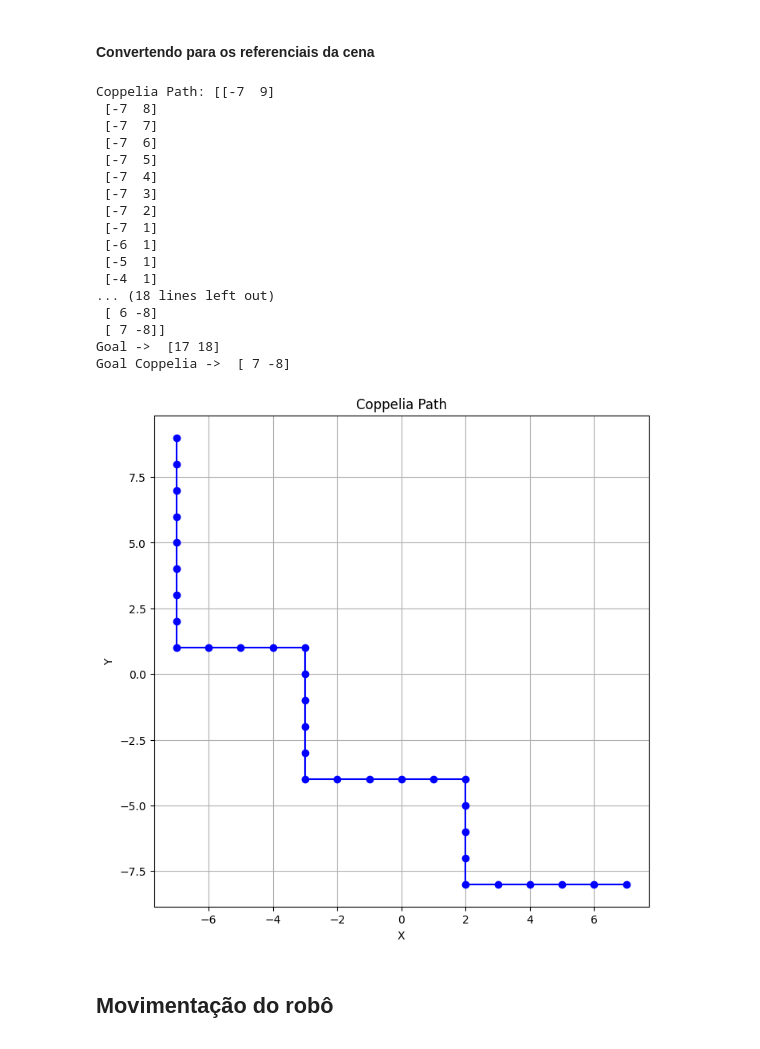
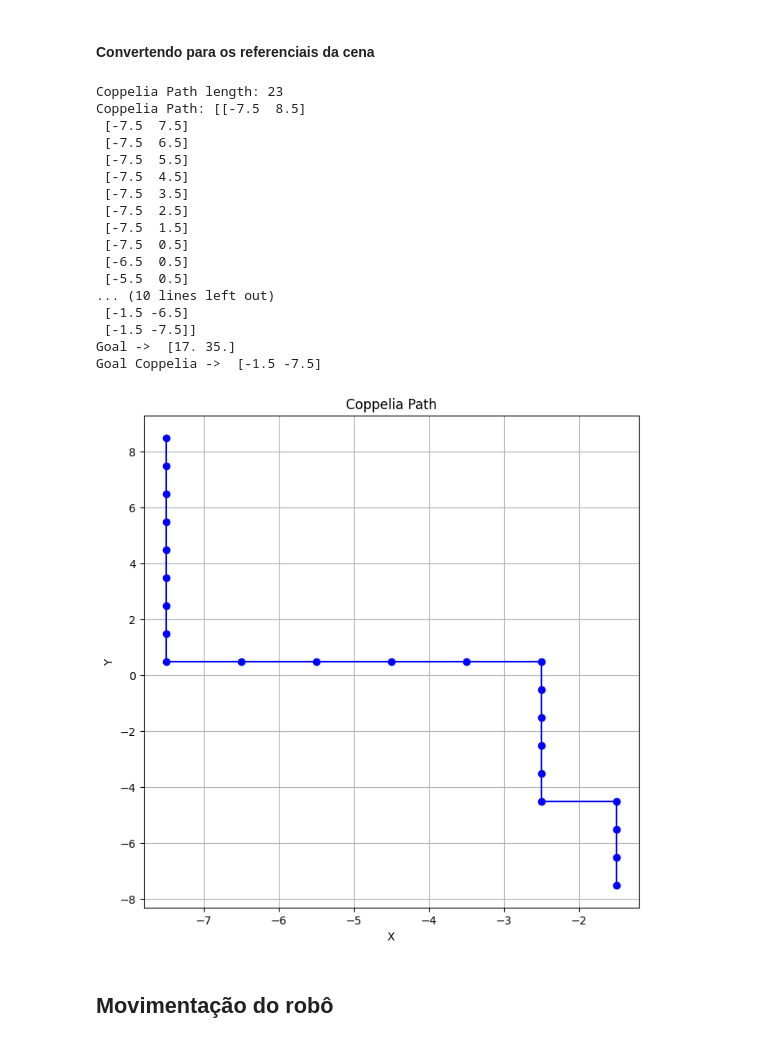
Before and after one commit to FelippeVelosoMarinho/RoboticaMovel_UFMG, a Jupyter notebook: tp2/roadmap.ipynb, the cells around one changed output. Cells and saved outputs as stored; diff of their text form; code cells hidden in the pictures.

```diff
--- a/tp2/roadmap.ipynb
+++ b/tp2/roadmap.ipynb
@@ -184,8 +184,16 @@ End: (19, 19)
 #### Determinando o melhor caminho
 # %%
 # Cave
-start_node =  (1, 3)
-end_node = (18, 17) # Goal 1
+import random
+
+
+start_node =  (1, 2)
+# gerar um valor aleatório para o end_node que esteja dentro do grid e não seja um obstáculo
+if grid[r][c] != 1:
+    end_node = (random.randint(0, rows-1), random.randint(0, cols-1))
+print("End node:", end_node)
+
+#end_node = (17, 18) # Goal 1
 
 fig = plt.figure(figsize=(8,8), dpi=100)
 ax = fig.add_subplot(111, aspect='equal')
@@ -198,4 +206,6 @@ path = nx.shortest_path(G, source=start_node, target=end_node)
 nx.draw_networkx_nodes(G, pos, nodelist=path, node_size=50, node_color='b')
 
 print("Path:", path)
+#prntar o número de posições no path
+print("Path length:", len(path))
 # %% [output]
@@ -206,56 +218,50 @@ Path: [(1, 3), (2, 3), (3, 3), (4, 3), (5, 3), (6, 3), (7, 3), (8, 3), (9, 3), (
 # %%
 # Convertendo para os referenciais da cena
 path = np.asarray(path) # Convertendo para array numpy
 #print("Path cru: ",path)
 path[:, [1, 0]] = path[:, [0, 1]] # invertendo os eixos porque no mapa utilizamos os nós invertidos.
-
-# Preciso fazer a transformação do referencial do grid para o referencial da cena
-#pBorg = [10, 10]
-# subtraindo o ponto de origem do grid
-#path = path - pBorg
-#print("Path: ", path)
-
-#path = np.column_stack((path*cell_size+cell_size, np.zeros(len(path)))) # Convertendo para metros e adicionando a terceira coluna
-#print("Path: ", path)
+path = path * cell_size + cell_size/2 # Convertendo para metros e adicionando o deslocamento para o centro da célula
 
 
-coppeliaPath = [10, 10] - path
+coppeliaPath = [20, 20] - path
 for i in range(len(coppeliaPath)):
-    coppeliaPath[i, 0] = coppeliaPath[i, 0] * (-1)
+    coppeliaPath[i, 0] = (coppeliaPath[i, 0] * (-1))/2
+    coppeliaPath[i, 1] = (coppeliaPath[i, 1])/2
 
+print("Coppelia Path length:", len(coppeliaPath))
 print("Coppelia Path:", coppeliaPath)
 
 #printar a última posição do array de path
 print("Goal -> ", path[-1])
 print("Goal Coppelia -> ", coppeliaPath[-1])
 
 # Plotando o caminho do coppelia
 plt.figure(figsize=(8, 8))
 plt.plot(coppeliaPath[:, 0], coppeliaPath[:, 1], marker='o', color='b')
 plt.xlabel('X')
 plt.ylabel('Y')
 plt.title('Coppelia Path')
 plt.grid(True)
 plt.show()
 # %% [output]
-Coppelia Path: [[-7  9]
- [-7  8]
- [-7  7]
- [-7  6]
- [-7  5]
- [-7  4]
- [-7  3]
- [-7  2]
- [-7  1]
- [-6  1]
- [-5  1]
- [-4  1]
-... (18 lines left out)
- [ 6 -8]
- [ 7 -8]]
-Goal ->  [17 18]
-Goal Coppelia ->  [ 7 -8]
+Coppelia Path length: 23
+Coppelia Path: [[-7.5  8.5]
+ [-7.5  7.5]
+ [-7.5  6.5]
+ [-7.5  5.5]
+ [-7.5  4.5]
+ [-7.5  3.5]
+ [-7.5  2.5]
+ [-7.5  1.5]
+ [-7.5  0.5]
+ [-6.5  0.5]
+ [-5.5  0.5]
+... (10 lines left out)
+ [-1.5 -6.5]
+ [-1.5 -7.5]]
+Goal ->  [17. 35.]
+Goal Coppelia ->  [-1.5 -7.5]
-[figure, old version]
+[figure, new version]
 # %% [markdown]
 ## Movimentação do robô
 
```
Also changed, not shown: parts of 2 cells of this notebook.
